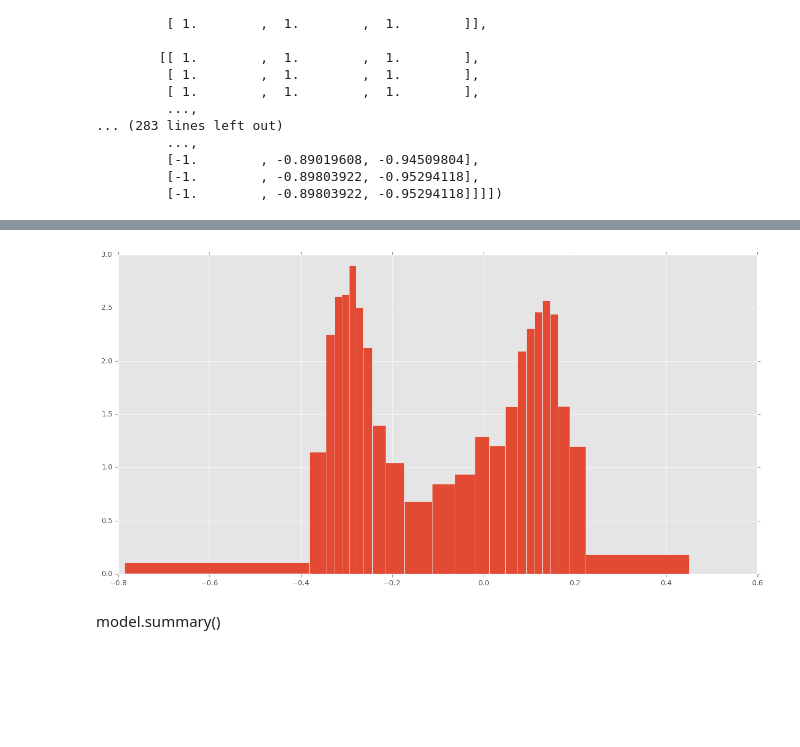
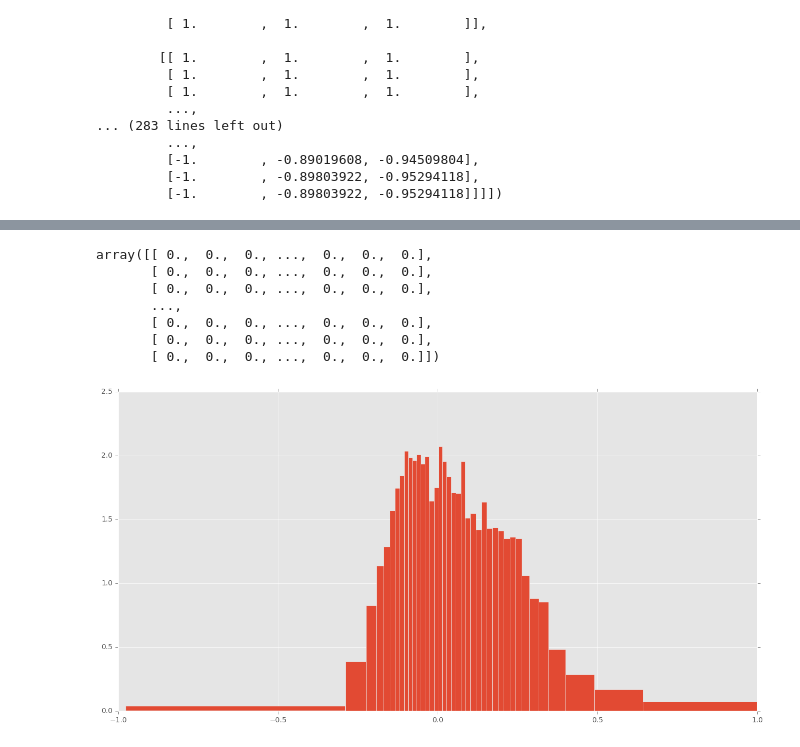
Before and after one commit to test-v1/notebooks-1, a Jupyter notebook: donkeycar/model explore.ipynb, the cells around one changed output, grey strips where cells are left out. Drawn from its saved outputs; the diff is of its cells as text; code cells hidden in the pictures; blank space fills up the shorter version.

```diff
--- a/donkeycar/model explore.ipynb
+++ b/donkeycar/model explore.ipynb
@@ -95,2 +65,3 @@ Tub does exist
 # %%
-plt.imshow(dataset["X"][100])
+dataset = dataset_from_all_tubs(data_dir)
+plt.imshow(dataset[100][0])
@@ -305,12 +278,19 @@ array([[[[ 1.        ,  1.        ,  1.        ],
 # %%
-edges = np.percentile(dataset["Y"]["angle_out"], np.linspace(0, 100, 25))
+edges = np.percentile(dataset["Y"]["angle_out"], np.linspace(0, 100, 40))
 plt.hist(dataset["Y"]["angle_out"], bins=edges, normed=True)
 digits = np.digitize(dataset["Y"]["angle_out"], bins=edges)
 def bin_it(i):
-    r = np.zeros(25)
+    r = np.zeros(40)
     r[i-1] = 1
     return r
 
-binned = np.asarray([bin_it(i) for i in digits], dtype="float64")
+np.asarray([bin_it(i) for i in digits], dtype="float64")
 # %% [output]
+array([[ 0.,  0.,  0., ...,  0.,  0.,  0.],
+       [ 0.,  0.,  0., ...,  0.,  0.,  0.],
+       [ 0.,  0.,  0., ...,  0.,  0.,  0.],
+       ...,
+       [ 0.,  0.,  0., ...,  0.,  0.,  0.],
+       [ 0.,  0.,  0., ...,  0.,  0.,  0.],
+       [ 0.,  0.,  0., ...,  0.,  0.,  0.]])
-[figure, old version]
+[figure, new version]
@@ -320,2 +296,0 @@ binned_dataset["Y"]["angle_out"] = binned
-# %% [markdown]
-model.summary()
```
Also changed, not shown: parts of 12 cells of this notebook.
